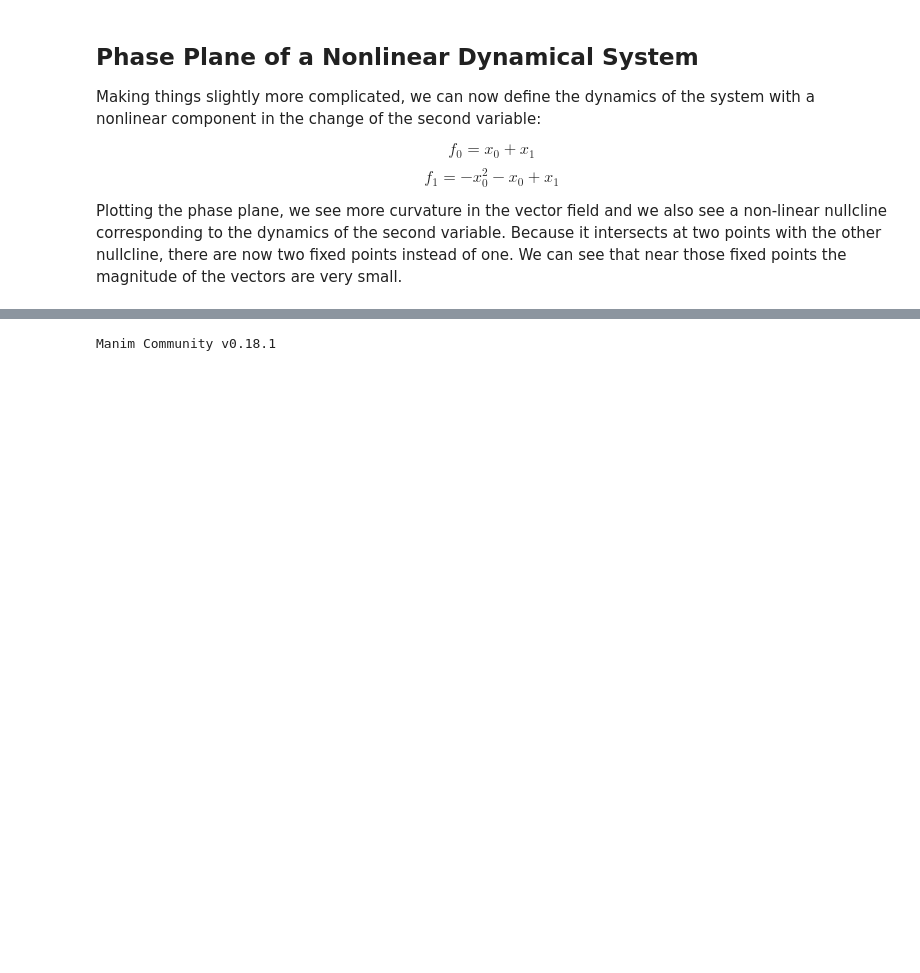
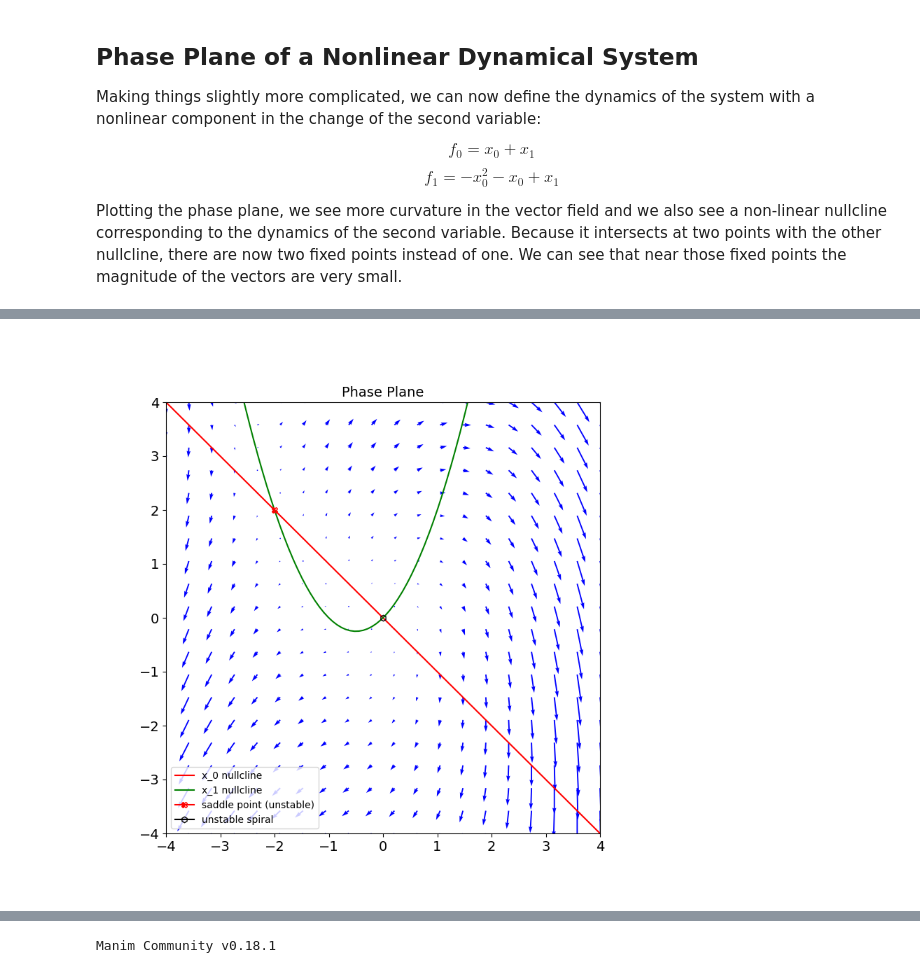
Before and after one commit to syntactic/bifurcations, a Jupyter notebook: Bifurcations.ipynb, the cells around one changed output, grey strips where cells are left out. Drawn from its saved outputs; the diff is of its cells as text; code cells hidden in the pictures; blank space fills up the shorter version.

```diff
--- a/Bifurcations.ipynb
+++ b/Bifurcations.ipynb
@@ -278,0 +451,26 @@ int_slider
+# %%
+%matplotlib ipympl
+import ipywidgets as widgets
+c = Symbol('c')
+linear_dx_0 = x_0 + x_1 + c
+nonlinear_dx_1 = -x_0**2 - x_0 + x_1
+nonlinear_dynamics = Matrix([linear_dx_0, nonlinear_dx_1])
+current_dynamics = nonlinear_dynamics
+initial_dynamics = nonlinear_dynamics.subs(c, 0)
+plot_phase_plane_with_nullclines_and_fixed_points(initial_dynamics, interactive=False)
+
+def update(change):
+    c_value = change.new
+    updated_dynamics = current_dynamics.subs(c, c_value)
+    plot_phase_plane_with_nullclines_and_fixed_points(updated_dynamics, interactive=True)
+
+int_slider = widgets.IntSlider(
+    value=0,
+    min=-5, max=5, step=1,
+    description='parameter c',
+    continuous_update=False
+)
+int_slider.observe(update, 'value')
+int_slider
+# %% [output]
+[figure, added]
```
Also changed, not shown: parts of 33 cells of this notebook, 20 other files.
